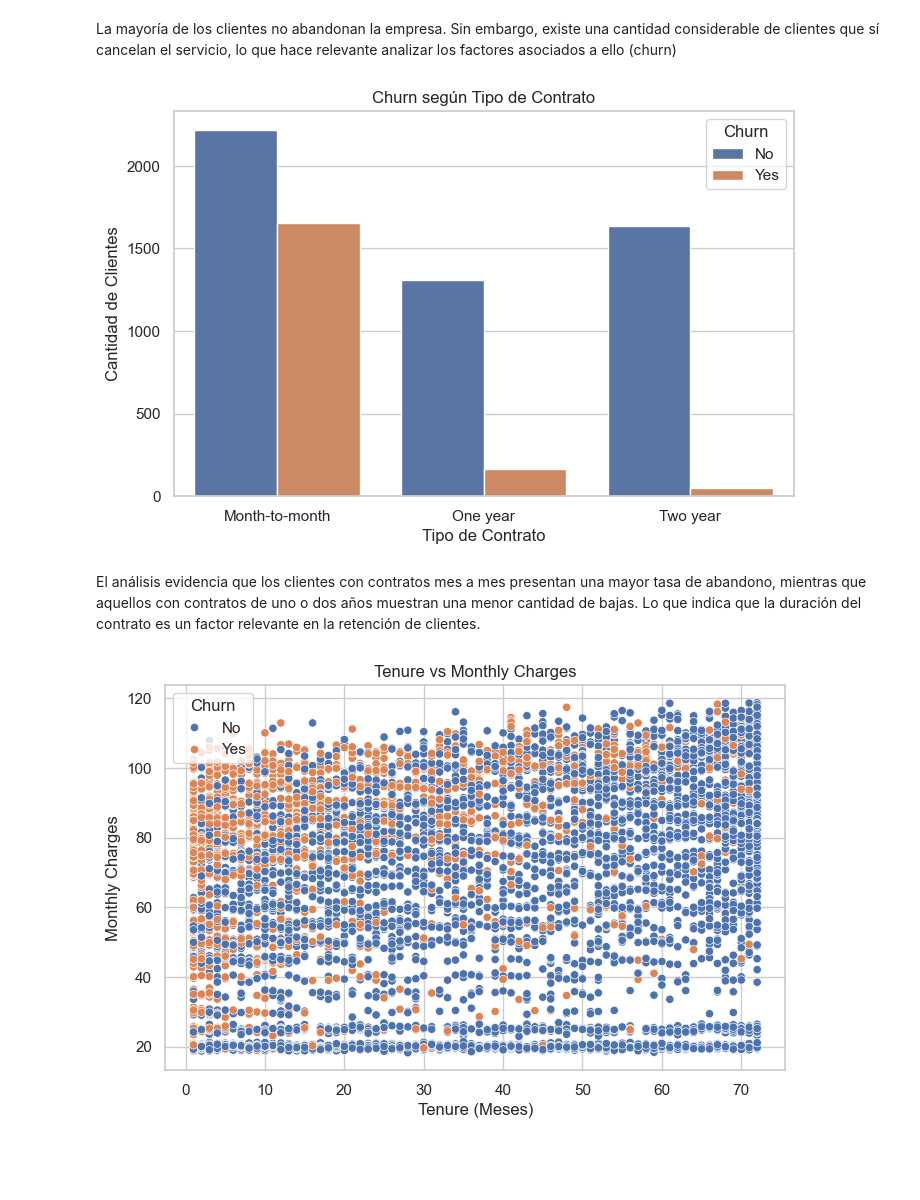
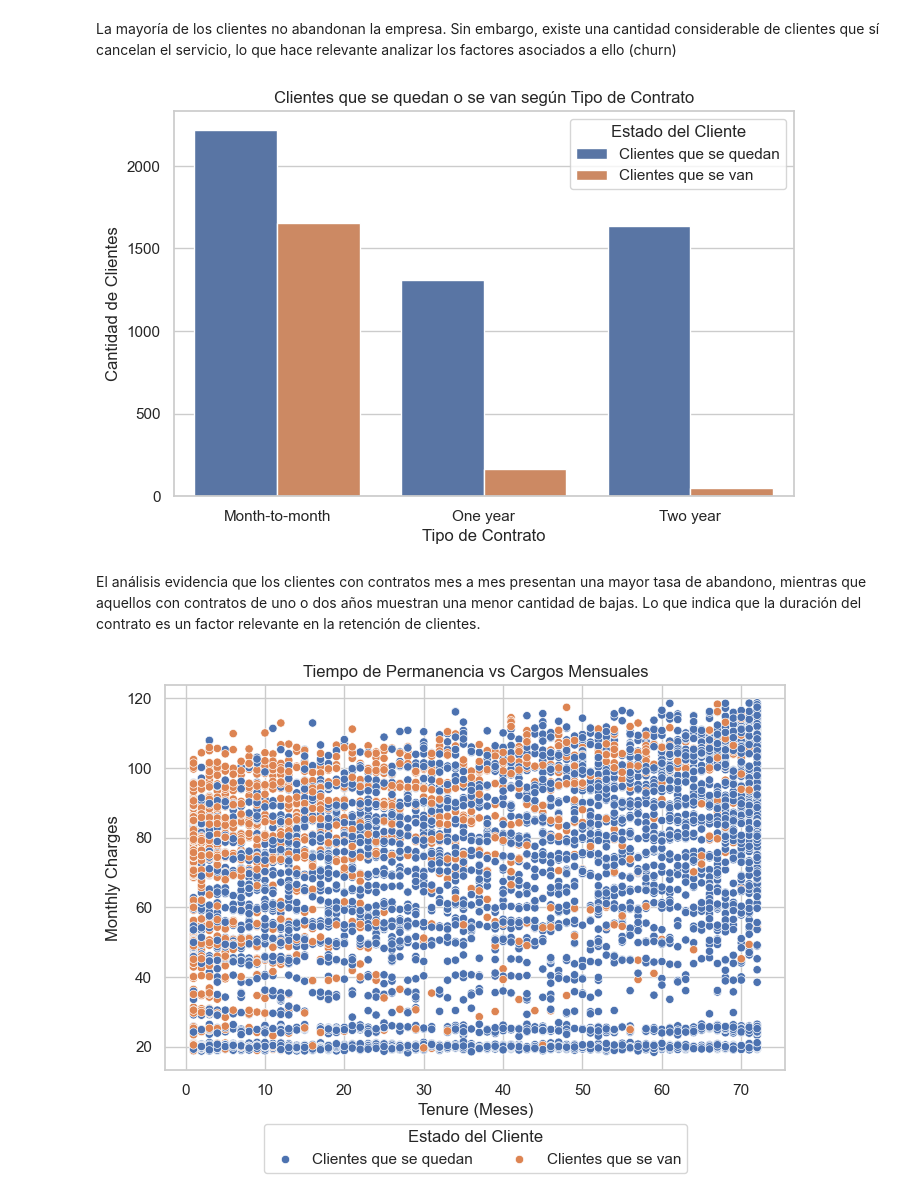
Before and after one commit to nickolemarinD/retail-sales-analysis, a Jupyter notebook: notebooks/Examen_1.ipynb, the cells around one changed output. Cells and saved outputs as stored; diff of their text form; code cells hidden in the pictures; blank space fills up the shorter version.

```diff
--- a/notebooks/Examen_1.ipynb
+++ b/notebooks/Examen_1.ipynb
@@ -228,11 +228,18 @@ plt.show()
 # %% [markdown]
 El histograma muestra que la mayoría de los clientes paga cargos mensuales bajos, concentrados entre los 20 y 30 dólares. A medida que el monto aumenta, la cantidad de clientes disminuye, lo que se refleja en barras cada vez más pequeñas hacia la derecha. La curva suavizada confirma esta tendencia, con un gran pico en los valores bajos y una cola que se extiende hacia los valores altos. En este sentido, la base de clientes está formada principalmente por quienes contratan planes económicos, mientras que los planes más caros son menos frecuentes.
 # %%
-#Plot distribución de clientes con Churn
-sns.countplot(x="Churn", data=df)
+#Plot distribución de clientes con Churn (visualización univariada 2)
+# Reemplazar valores de Churn
+df["Churn_Label"] = df["Churn"].replace({
+    "Yes": "Clientes que se van",
+    "No": "Clientes que se quedan"
+})
 
-plt.title("Distribución de Clientes con Churn")
-plt.xlabel("Churn")
+# Gráfico
+sns.countplot(x="Churn_Label", data=df)
+
+plt.title("Distribución de Clientes según Permanencia")
+plt.xlabel("Estado del Cliente")
 plt.ylabel("Cantidad de Clientes")
 
 plt.show()
@@ -241,32 +248,48 @@ plt.show()
 # %% [markdown]
 La mayoría de los clientes no abandonan la empresa. Sin embargo, existe una cantidad considerable de clientes que sí cancelan el servicio, lo que hace relevante analizar los factores asociados a ello (churn)
 # %%
-#Churn según tio de contrato
-sns.countplot(x="Contract", hue="Churn", data=df)
+# Reemplazar valores de Churn
+df["Churn_Label"] = df["Churn"].replace({
+    "Yes": "Clientes que se van",
+    "No": "Clientes que se quedan"
+})
 
-plt.title("Churn según Tipo de Contrato")
+# Gráfico
+sns.countplot(x="Contract", hue="Churn_Label", data=df)
+
+plt.title("Clientes que se quedan o se van según Tipo de Contrato")
 plt.xlabel("Tipo de Contrato")
 plt.ylabel("Cantidad de Clientes")
+plt.legend(title="Estado del Cliente")
 
 plt.show()
 # %% [output]
-[figure, old version]
+[figure, new version]
 # %% [markdown]
 El análisis evidencia que los clientes con contratos mes a mes presentan una mayor tasa de abandono, mientras que aquellos con contratos de uno o dos años muestran una menor cantidad de bajas. Lo que indica que la duración del contrato es un factor relevante en la retención de clientes.
 # %%
-# Tenure vs Monthly Charges
+# Tenure vs Monthly Charges (Visualización multivariada 2)
+# Reemplazar valores de Churn
 sns.scatterplot(
     x="tenure",
     y="MonthlyCharges",
-    hue="Churn",
+    hue="Churn_Label",
     data=df
 )
 
-plt.title("Tenure vs Monthly Charges")
+plt.title("Tiempo de Permanencia vs Cargos Mensuales")
 plt.xlabel("Tenure (Meses)")
 plt.ylabel("Monthly Charges")
 
+# Leyenda debajo del gráfico
+plt.legend(
+    title="Estado del Cliente",
+    loc="upper center",
+    bbox_to_anchor=(0.5, -0.12),
+    ncol=2
+)
+
 plt.show()
 # %% [output]
-[figure, old version]
+[figure, new version]
 # %% [markdown]
```
Also changed, not shown: parts of 7 cells of this notebook.
